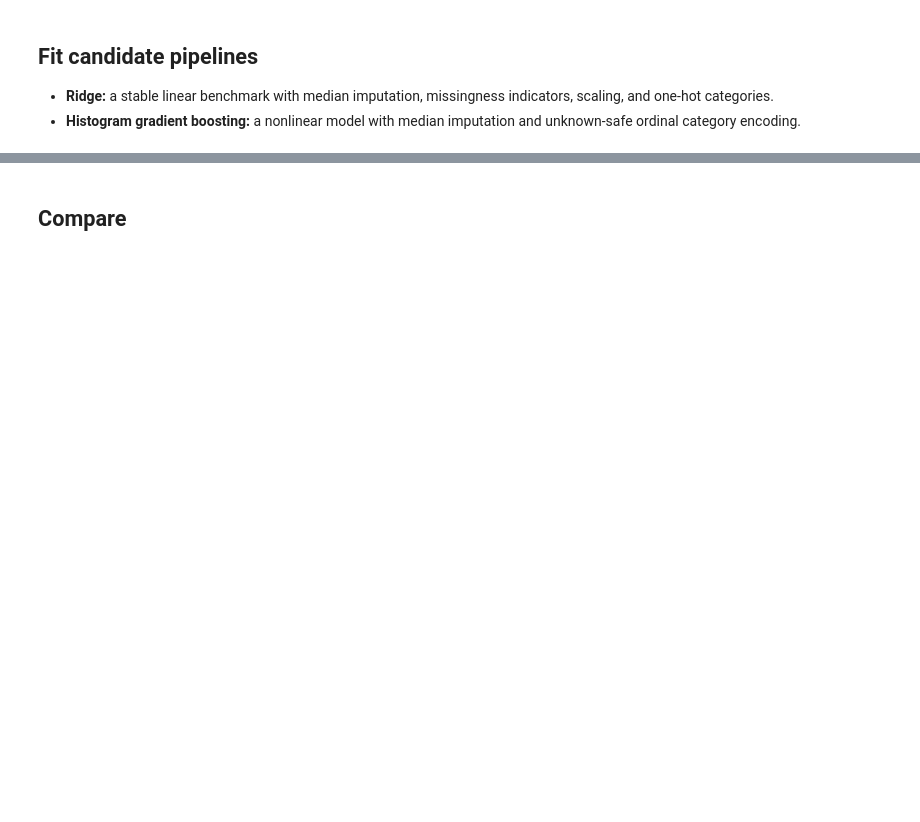
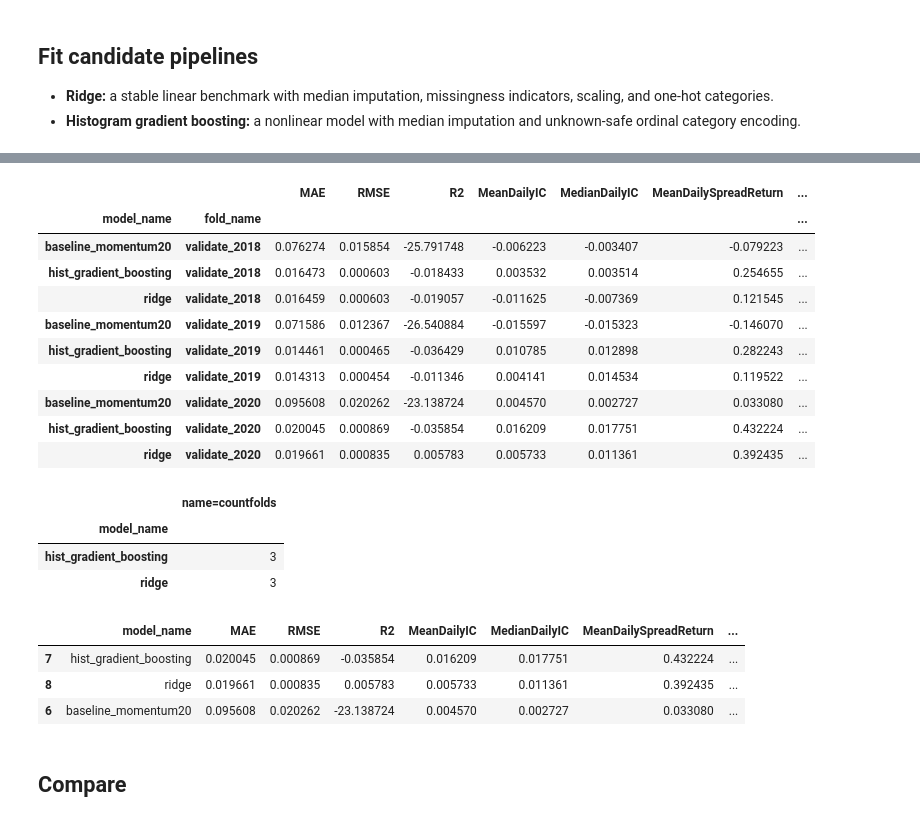
Before and after one commit to myngoc-trg/DA631E_ArtificialIntelligenceForDataScience, a Jupyter notebook: Project_1_SupervisedLearning/notebooks/04_training_and_validation.ipynb, the cells around one changed output, grey strips where cells are left out. Saved outputs shown, nothing was run; the diff lists cells and outputs as text; code cells hidden in the pictures; blank space fills up the shorter version.

```diff
--- a/Project_1_SupervisedLearning/notebooks/04_training_and_validation.ipynb
+++ b/Project_1_SupervisedLearning/notebooks/04_training_and_validation.ipynb
@@ -124 +139,26 @@ display(pd.DataFrame(evaluations).T)
+# %%
+WALK_FORWARD_FOLDS = [
+    {
+        "name": "validate_2018"
+        ,"train_end": "2017-12-31"
+        ,"valid_start": "2018-01-01"
+        ,"valid_end": "2018-12-31"
+    }
+    ,{
+        "name": "validate_2019"
+        ,"train_end": "2018-12-31"
+        ,"valid_start": "2019-01-01"
+        ,"valid_end": "2019-12-31"
+    }
+    ,{
+        "name": "validate_2020"
+        ,"train_end": "2019-12-31"
+        ,"valid_start": "2020-01-01"
+        ,"valid_end": "2020-12-31"
+    }
+]
+
+for fold in WALK_FORWARD_FOLDS:
+    assert pd.Timestamp(fold["train_end"]) < pd.Timestamp(fold["valid_start"])
+    assert pd.Timestamp(fold['valid_end']) < pd.Timestamp(config.test_start)
 # %%
@@ -161,3 +351,50 @@ Finished hist_gradient_boosting in 11.3 seconds
+# %%
+fold_results = pd.DataFrame(fold_metric_records).sort_values(by=['fold_name', 'model_name']).reset_index(drop=True)
+metric_columns = [
+    'MAE'
+    ,'RMSE'
+    ,'R2'
+    ,'MeanDailyIC'
+    ,'MedianDailyIC'
+    ,'MeanDailySpreadReturn'
+    ,'MedianDailySpreadReturn'
+    ,'DailySpreadReturnStd'
+    ,'SpreadSharpeRatio'
+]
+
+display(fold_results[['model_name', 'fold_name', *metric_columns, 'training_seconds']].set_index(['model_name', 'fold_name']))
+# %% [output]
+|  |  | MAE | RMSE | R2 | MeanDailyIC | MedianDailyIC | MeanDailySpreadReturn | ... |
+| model_name | fold_name |  |  |  |  |  |  | ... |
+| baseline_momentum20 | validate_2018 | 0.076274 | 0.015854 | -25.791748 | -0.006223 | -0.003407 | -0.079223 | ... |
+| hist_gradient_boosting | validate_2018 | 0.016473 | 0.000603 | -0.018433 | 0.003532 | 0.003514 | 0.254655 | ... |
+| ridge | validate_2018 | 0.016459 | 0.000603 | -0.019057 | -0.011625 | -0.007369 | 0.121545 | ... |
+| baseline_momentum20 | validate_2019 | 0.071586 | 0.012367 | -26.540884 | -0.015597 | -0.015323 | -0.146070 | ... |
+| hist_gradient_boosting | validate_2019 | 0.014461 | 0.000465 | -0.036429 | 0.010785 | 0.012898 | 0.282243 | ... |
+| ridge | validate_2019 | 0.014313 | 0.000454 | -0.011346 | 0.004141 | 0.014534 | 0.119522 | ... |
+| baseline_momentum20 | validate_2020 | 0.095608 | 0.020262 | -23.138724 | 0.004570 | 0.002727 | 0.033080 | ... |
+| hist_gradient_boosting | validate_2020 | 0.020045 | 0.000869 | -0.035854 | 0.016209 | 0.017751 | 0.432224 | ... |
+| ridge | validate_2020 | 0.019661 | 0.000835 | 0.005783 | 0.005733 | 0.011361 | 0.392435 | ... |
+# %%
+model_fold_counts = fold_results.loc[fold_results['model_name'].isin(MODEL_NAMES)].groupby('model_name')['fold_name'].nunique()
+
+assert model_fold_counts.eq(len(WALK_FORWARD_FOLDS)).all(), f"Not all models were trained on all folds. Model fold counts: {model_fold_counts.to_dict()}"
+
+display(model_fold_counts.to_frame('name=countfolds'))
+# %% [output]
+|  | name=countfolds |
+| model_name |  |
+| hist_gradient_boosting | 3 |
+| ridge | 3 |
+# %%
+holdout_2020 = fold_results.loc[
+    fold_results['fold_name'].eq('validate_2020'), ['model_name', *metric_columns, 'training_seconds']].sort_values('SpreadSharpeRatio', ascending=False)
+display(holdout_2020)
+# %% [output]
+|  | model_name | MAE | RMSE | R2 | MeanDailyIC | MedianDailyIC | MeanDailySpreadReturn | ... |
+| 7 | hist_gradient_boosting | 0.020045 | 0.000869 | -0.035854 | 0.016209 | 0.017751 | 0.432224 | ... |
+| 8 | ridge | 0.019661 | 0.000835 | 0.005783 | 0.005733 | 0.011361 | 0.392435 | ... |
+| 6 | baseline_momentum20 | 0.095608 | 0.020262 | -23.138724 | 0.004570 | 0.002727 | 0.033080 | ... |
 # %% [markdown]
 ## Compare
 # %%
```
Also changed, not shown: parts of 12 cells of this notebook, 6 other files.
